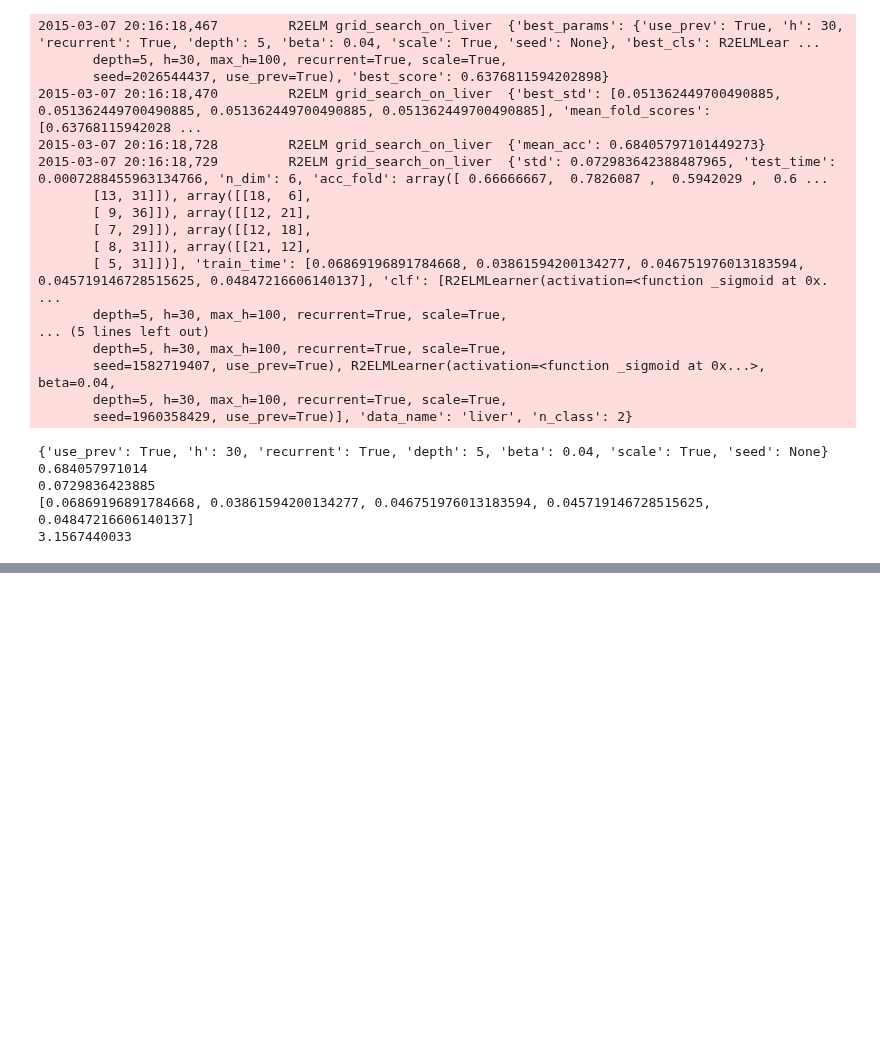
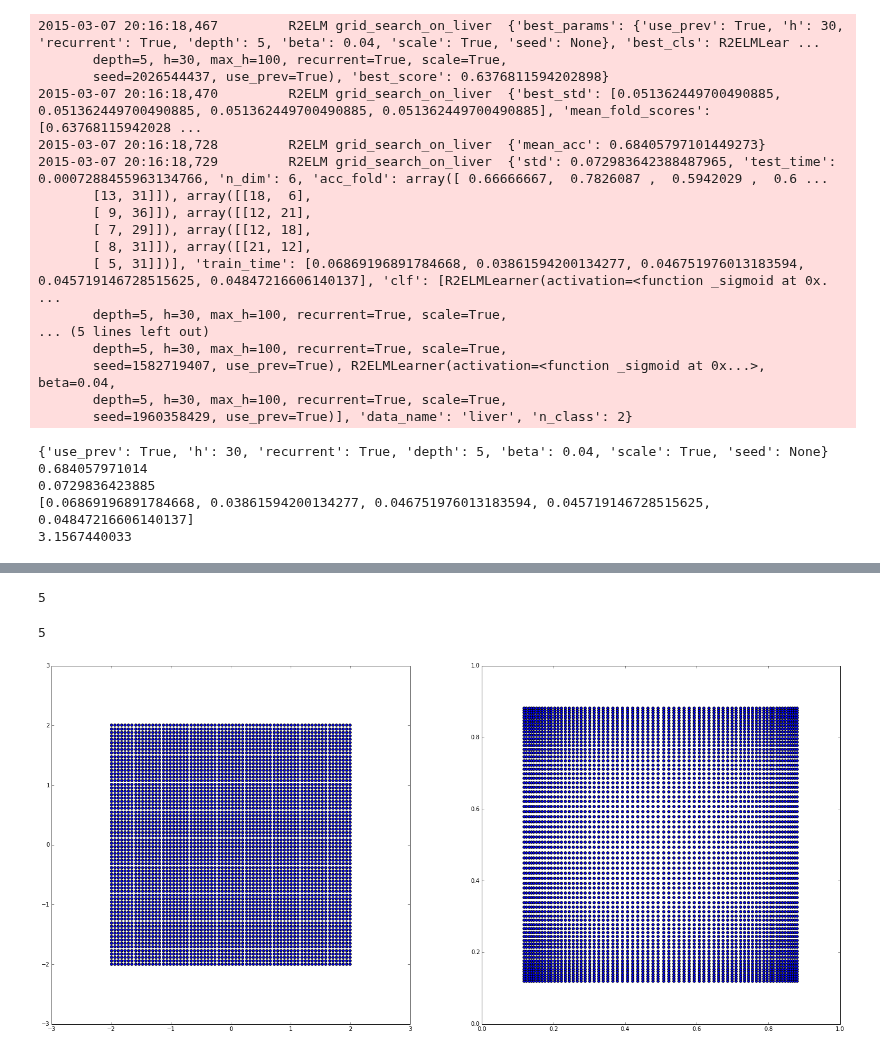
Before and after one commit to kudkudak/r2-learner, a Jupyter notebook: notebooks/sketchbook_staszek.ipynb, the cells around one changed output, grey strips where cells are left out. Drawn from its saved outputs; the diff is of its cells as text; code cells hidden in the pictures; blank space fills up the shorter version.

```diff
--- a/notebooks/sketchbook_staszek.ipynb
+++ b/notebooks/sketchbook_staszek.ipynb
@@ -157,0 +430,42 @@ print E_grid['monitors']['grid_time']
+# %%
+len(W_separating)
+# %% [output]
+5
+# %%
+len(model.W)
+# %% [output]
+5
+# %%
+X = sklearn.datasets.make_moons(n_samples=100, noise=0.04)[0]
+X = MinMaxScaler((-2,2)).fit_transform(X)
+
+N = 70
+x, y = np.linspace(X.min(), X.max(), N),  np.linspace(X.min(), X.max(), N)
+xx, yy = np.meshgrid(x, y)
+#X = np.c_[xx.ravel() + 0.5, yy.ravel() +  0.5]
+X = np.c_[xx.ravel() , yy.ravel() ]
+
+
+from sklearn import preprocessing
+
+w_raw = np.array([[1,1]]) # k.best_estimator_.coef_
+w = w_raw / np.linalg.norm(w_raw, 2)
+oi = np.dot(X, w.T) - math.sqrt(0.5**2 + 0.5**2)
+X_par =   w*np.dot(X, w.T)
+X_perp = X - X_par
+X_par_size = np.sum(np.abs(X_par)**2,axis=-1)**(1./2)
+X_out = X_perp + w*(1.0/(1.0 + np.exp(-3*oi))).reshape(-1,1)
+
+#X_out = X_perp + X_par*(1.0/(1.0 + np.exp(-abs(X_par_size)))).reshape(-1,1)
+X_out = 1.0/(1.0 + np.exp(-X))
+
+fig = plt.figure(figsize=(25,24))
+ax = fig.add_subplot(121)
+ax.scatter(X[:,0], X[:,1])
+ax.set_aspect(1)
+ax = fig.add_subplot(122)
+ax.scatter(X_out[:,0], X_out[:,1])
+ax.set_aspect(1)
+plt.show()
+# %% [output]
+[figure, added]
```
Also changed, not shown: parts of 41 cells of this notebook, 6 other files.
